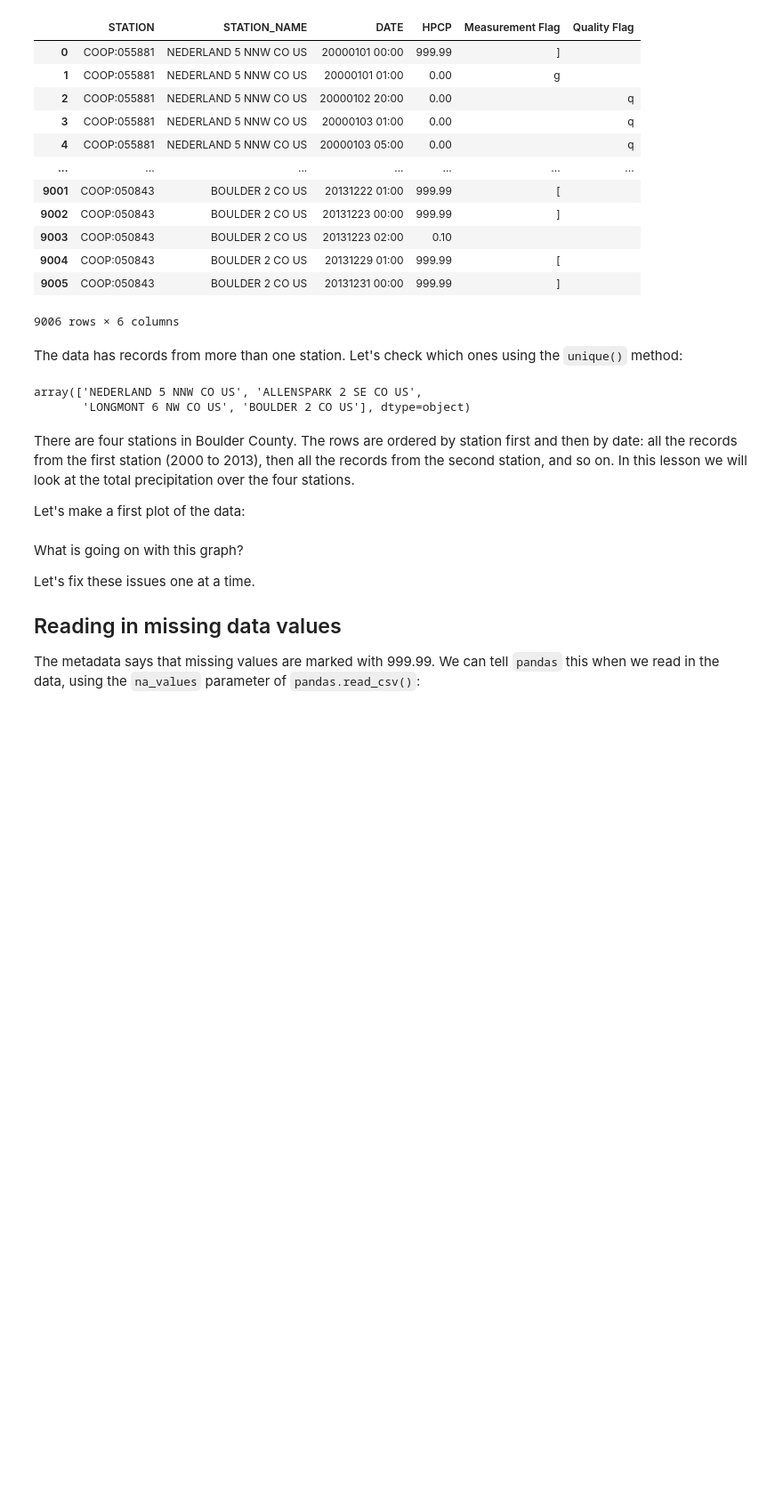
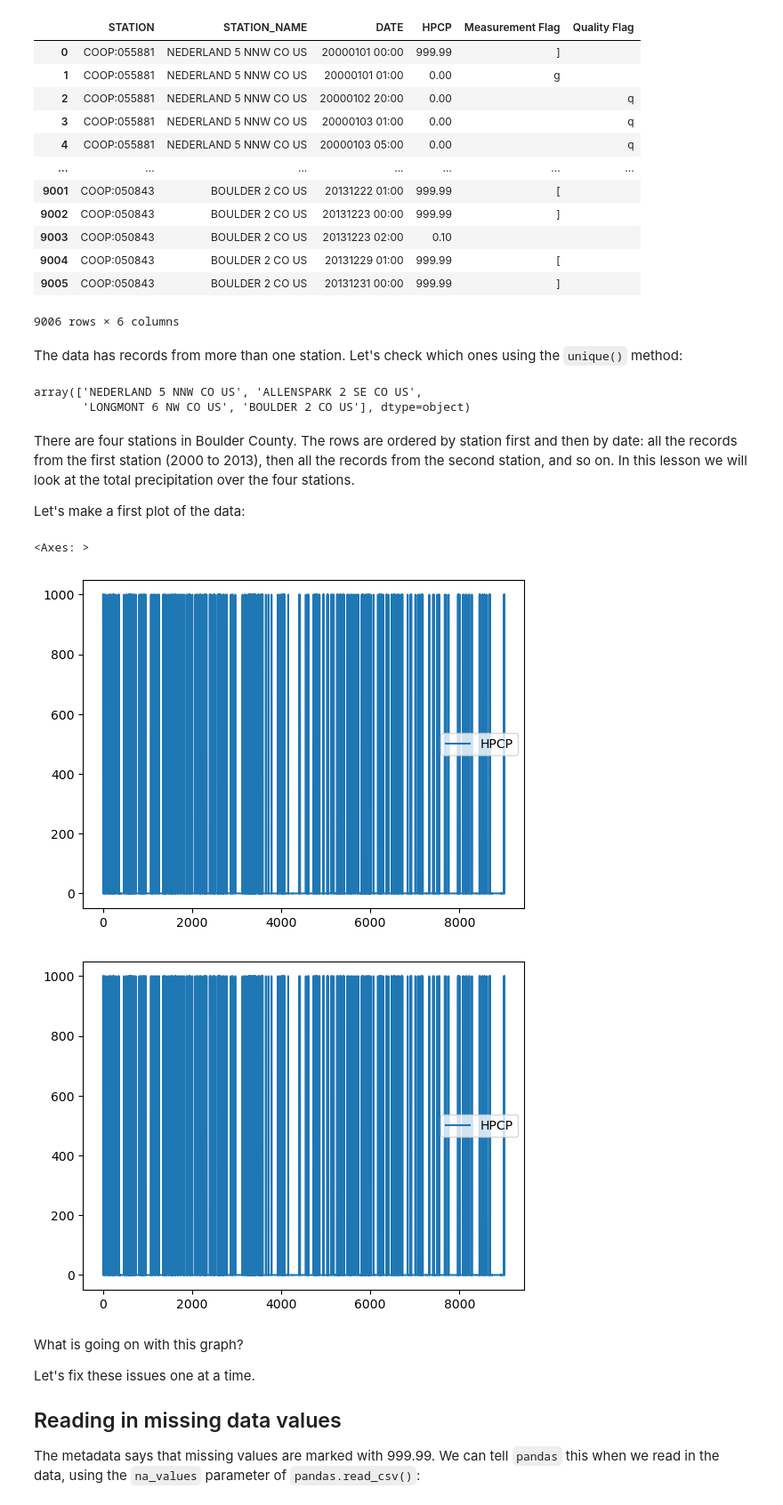
Before and after one commit to pr-scilla/eds220-in-class, a Jupyter notebook: week-3-time-series-STUDENTS.ipynb, the cells around one changed output. Shown at 89% size. Saved outputs shown, nothing was run; the diff lists cells and outputs as text; code cells hidden in the pictures; blank space fills up the shorter version.

```diff
--- a/week-3-time-series-STUDENTS.ipynb
+++ b/week-3-time-series-STUDENTS.ipynb
@@ -80,6 +80,12 @@ array(['NEDERLAND 5 NNW CO US', 'ALLENSPARK 2 SE CO US',
 There are four stations in Boulder County. The rows are ordered by station first and then by date: all the records from the first station (2000 to 2013), then all the records from the second station, and so on. In this lesson we will look at the total precipitation over the four stations.
 
 Let's make a first plot of the data:
+# %%
+precip.plot()
+# %% [output]
+<Axes: >
+[figure, added]
+[figure, added]
 # %% [markdown]
 What is going on with this graph?
 
```
Also changed, not shown: parts of 20 cells of this notebook.
